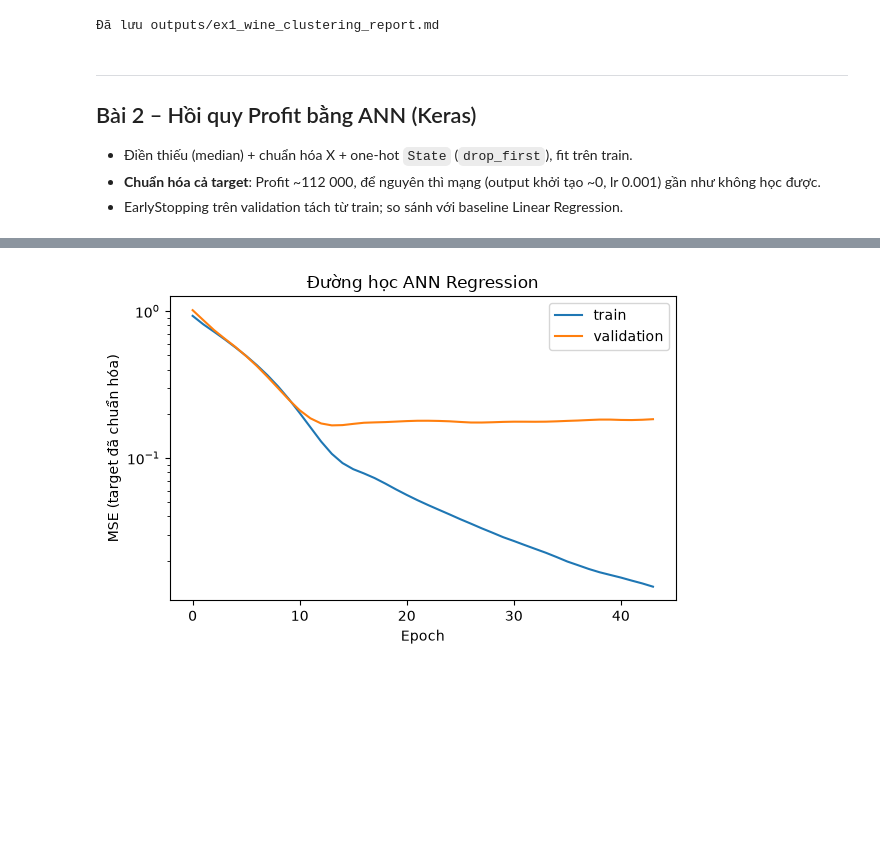
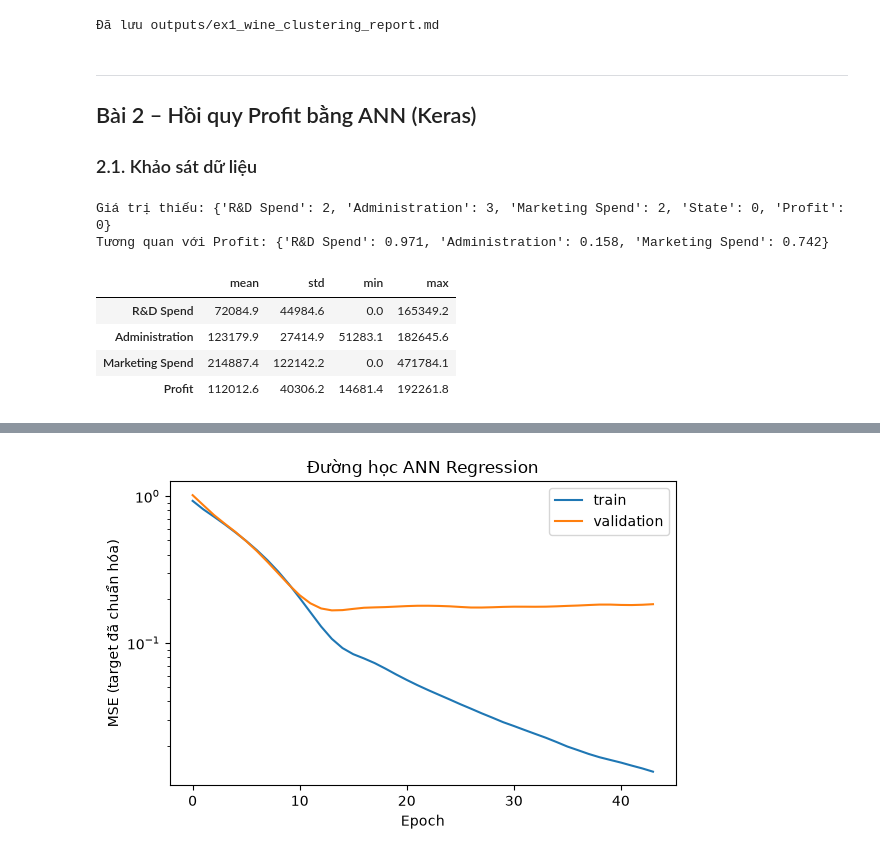
Before and after one commit to TranHoangDatSC/Data-Analysis-Laboratory, a Jupyter notebook: Machine-Learning/Lab03-Final-Clustering-ANN-LSTM/lab03_clustering_ann_lstm.ipynb, the cells around one changed output, grey strips where cells are left out. Saved outputs shown, nothing was run; the diff lists cells and outputs as text; code cells hidden in the pictures; blank space fills up the shorter version.

```diff
--- a/Machine-Learning/Lab03-Final-Clustering-ANN-LSTM/lab03_clustering_ann_lstm.ipynb
+++ b/Machine-Learning/Lab03-Final-Clustering-ANN-LSTM/lab03_clustering_ann_lstm.ipynb
@@ -143,6 +189,17 @@ write_report("ex1_wine_clustering_report.md",
 # %% [markdown]
 ---
 ## Bài 2 – Hồi quy Profit bằng ANN (Keras)
-- Điền thiếu (median) + chuẩn hóa X + one-hot `State` (`drop_first`), fit trên train.
-- **Chuẩn hóa cả target**: Profit ~112 000, để nguyên thì mạng (output khởi tạo ~0, lr 0.001) gần như không học được.
-- EarlyStopping trên validation tách từ train; so sánh với baseline Linear Regression.
+### 2.1. Khảo sát dữ liệu
+# %%
+startups = pd.read_csv(os.path.join(DATA_DIR, "50_Startups.csv"))
+print("Giá trị thiếu:", startups.isna().sum().to_dict())
+print("Tương quan với Profit:", startups.drop(columns="State").corr()["Profit"].drop("Profit").round(3).to_dict())
+startups.describe().T[["mean", "std", "min", "max"]].round(1)
+# %% [output]
+Giá trị thiếu: {'R&D Spend': 2, 'Administration': 3, 'Marketing Spend': 2, 'State': 0, 'Profit': 0}
+Tương quan với Profit: {'R&D Spend': 0.971, 'Administration': 0.158, 'Marketing Spend': 0.742}
+|  | mean | std | min | max |
+| R&D Spend | 72084.9 | 44984.6 | 0.0 | 165349.2 |
+| Administration | 123179.9 | 27414.9 | 51283.1 | 182645.6 |
+| Marketing Spend | 214887.4 | 122142.2 | 0.0 | 471784.1 |
+| Profit | 112012.6 | 40306.2 | 14681.4 | 192261.8 |
```
Also changed, not shown: parts of 21 cells of this notebook, 3 other files.
